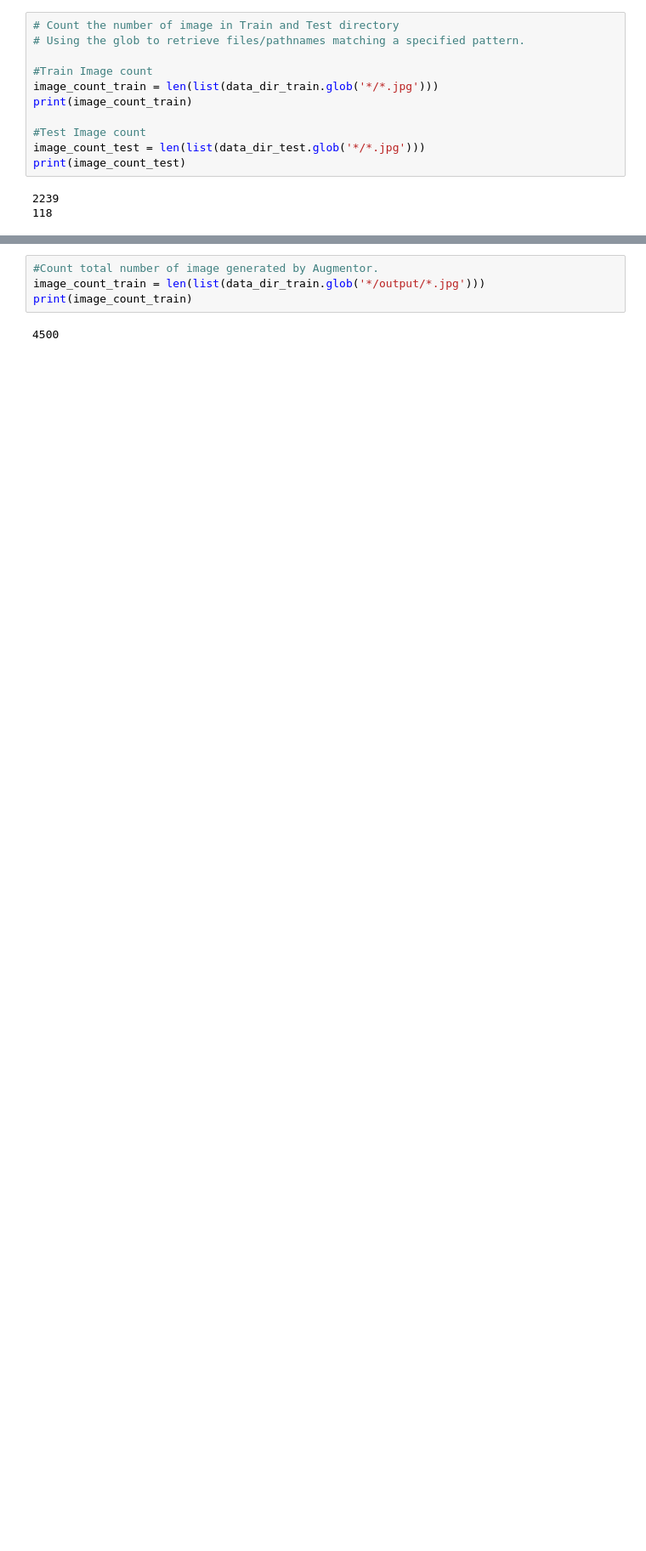
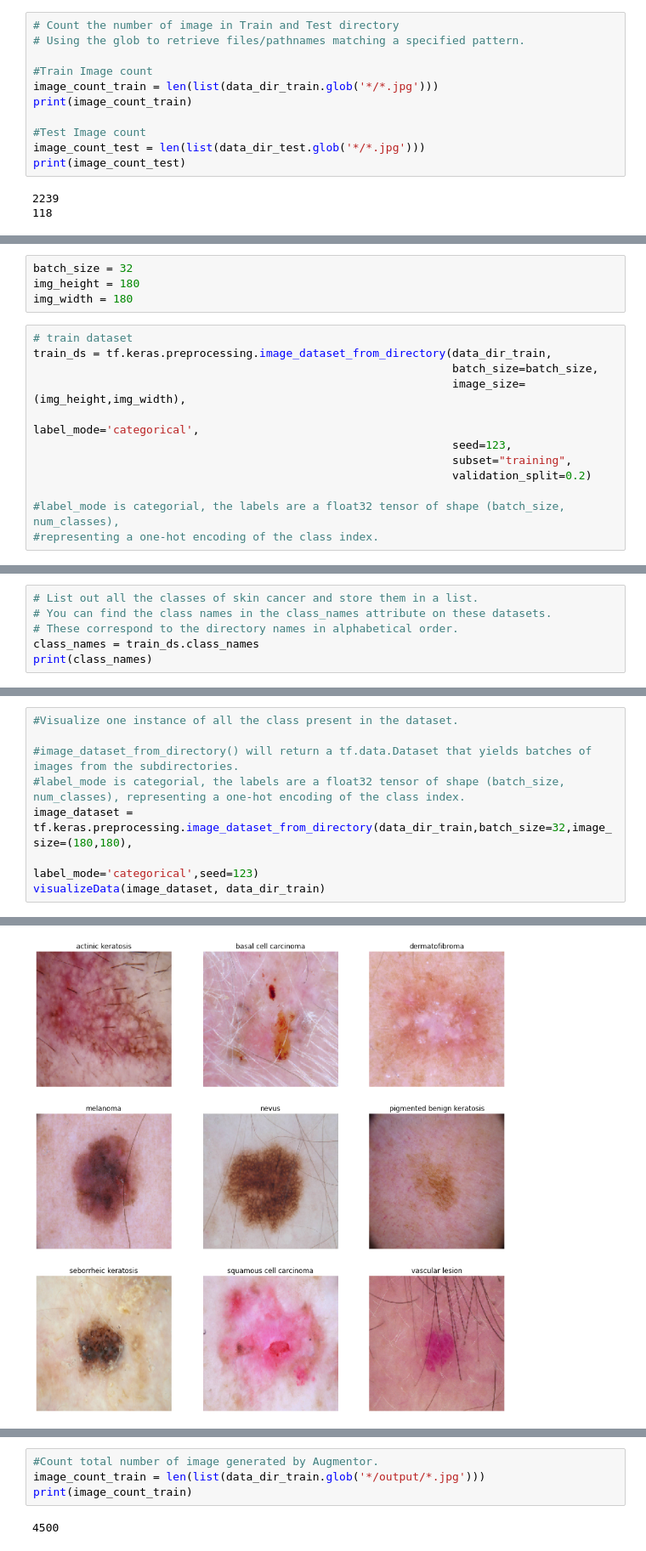
Before and after one commit to pravin691983/MelanomaDetectionAssignment, a Jupyter notebook: PRAVIN_TAWADE.ipynb, the cells around one changed output, grey strips where cells are left out. Shown at 85% size. Cells and saved outputs as stored; diff of their text form; blank space fills up the shorter version.

```diff
--- a/PRAVIN_TAWADE.ipynb
+++ b/PRAVIN_TAWADE.ipynb
@@ -87,0 +110,16 @@ print(image_count_test)
+# %%
+batch_size = 32
+img_height = 180
+img_width = 180
+# %%
+# train dataset
+train_ds = tf.keras.preprocessing.image_dataset_from_directory(data_dir_train,
+                                                               batch_size=batch_size,
+                                                               image_size=(img_height,img_width),
+                                                               label_mode='categorical',
+                                                               seed=123,
+                                                               subset="training",
+                                                               validation_split=0.2)
+
+#label_mode is categorial, the labels are a float32 tensor of shape (batch_size, num_classes),
+#representing a one-hot encoding of the class index.
@@ -87,0 +150,6 @@ print(image_count_test)
+# %%
+# List out all the classes of skin cancer and store them in a list.
+# You can find the class names in the class_names attribute on these datasets.
+# These correspond to the directory names in alphabetical order.
+class_names = train_ds.class_names
+print(class_names)
@@ -117,0 +193,9 @@ Found 2239 files belonging to 9 classes.
+# %%
+#Visualize one instance of all the class present in the dataset.
+
+#image_dataset_from_directory() will return a tf.data.Dataset that yields batches of images from the subdirectories.
+#label_mode is categorial, the labels are a float32 tensor of shape (batch_size, num_classes), representing a one-hot encoding of the class index.
+image_dataset = tf.keras.preprocessing.image_dataset_from_directory(data_dir_train,batch_size=32,image_size=(180,180),
+                                                                    label_mode='categorical',seed=123)
+visualizeData(image_dataset, data_dir_train)
+# %% [output]
@@ -118,3 +203,4 @@ Found 2239 files belonging to 9 classes.
+[figure, added]
 # %%
 def class_distribution_count(directory):
 
```
Also changed, not shown: parts of 113 cells of this notebook.
